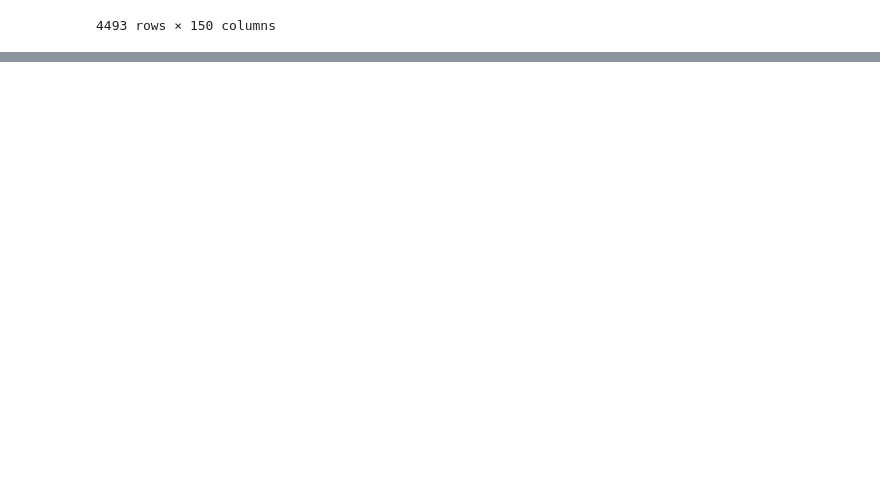
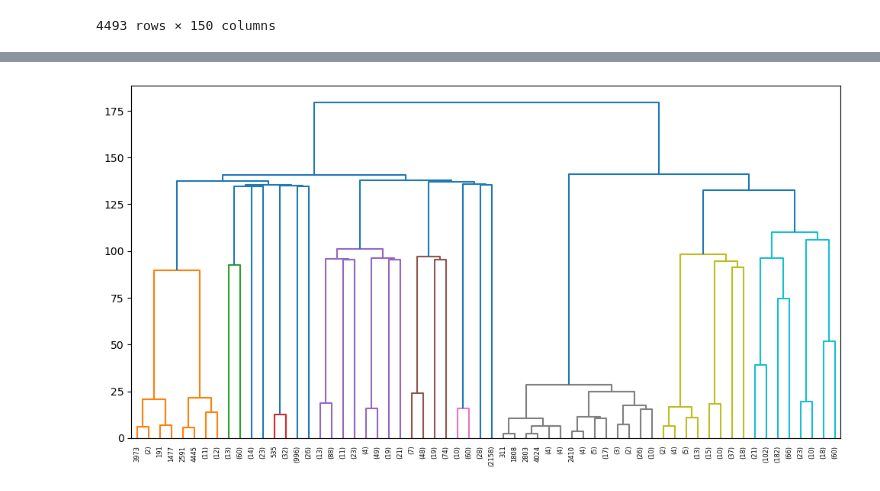
Before and after one commit to samiuell/MSE446-Group2, a Jupyter notebook: MSE446_Group2_CLEANDATA.ipynb, the cells around one changed output, grey strips where cells are left out. Cells and saved outputs as stored; diff of their text form; code cells hidden in the pictures; blank space fills up the shorter version.

```diff
--- a/MSE446_Group2_CLEANDATA.ipynb
+++ b/MSE446_Group2_CLEANDATA.ipynb
@@ -274,10 +284,6 @@ songs['track_popularity'].isna().sum()
 
 plt.hist(songs['track_popularity'], bins=20)
 plt.show()
-
-# Use MinMaxScaler to scale
-scaler = MinMaxScaler()
-songs['track_popularity'] = scaler.fit_transform(songs[['track_popularity']])
 # %% [output]
 [figure]
 # %%
@@ -357,0 +398,8 @@ songs.describe()
+# %%
+# Heirarical Clustering
+df_model = songs.drop(columns=[
+    'track_id', 'track_name', 'track_artist', 'id', 'artist_popularity',
+    'track_popularity', 'artist_top_track_popularity'
+])
+
+df_model
@@ -357,0 +420,18 @@ songs.describe()
+# %%
+from sklearn.preprocessing import StandardScaler
+
+scaler = StandardScaler()
+X_scaled = scaler.fit_transform(df_model)
+
+from scipy.cluster.hierarchy import linkage
+
+Z = linkage(X_scaled, method='ward')
+# %%
+from scipy.cluster.hierarchy import dendrogram
+import matplotlib.pyplot as plt
+
+plt.figure(figsize=(12, 6))
+dendrogram(Z, truncate_mode='level', p=5)
+plt.show()
+# %% [output]
+[figure, added]
```
Also changed, not shown: parts of 22 cells of this notebook, 8 other files.
